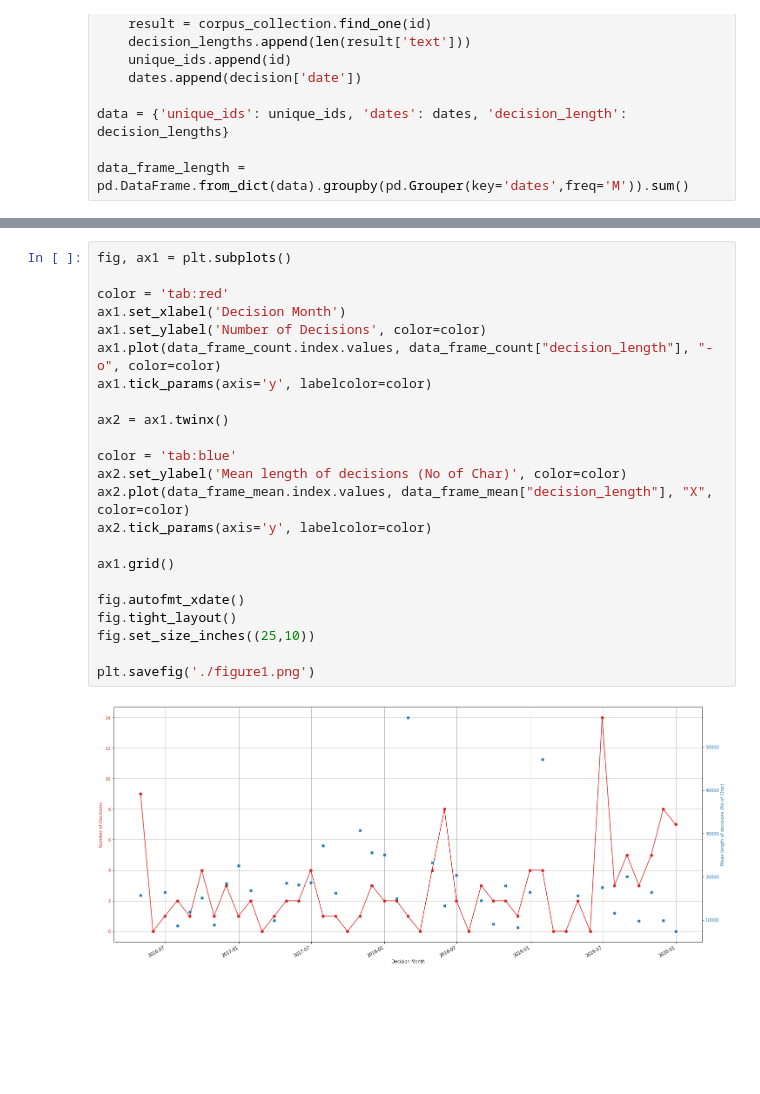
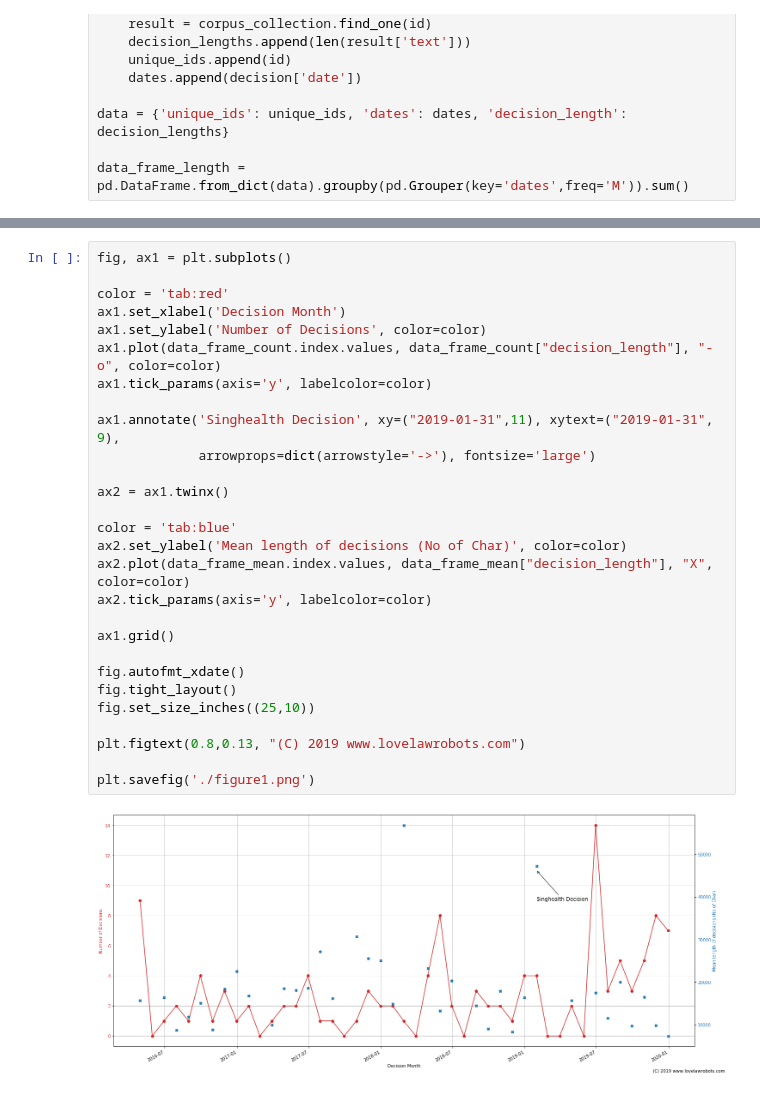
Before and after one commit to houfu/pdpc-decisions, a Jupyter notebook: notebooks/pdpc_decisions_length v2.ipynb, the cells around one changed output, grey strips where cells are left out. Saved outputs shown, nothing was run; the diff lists cells and outputs as text; blank space fills up the shorter version.

Commit message:
Fix: Improve chart.

```diff
--- a/notebooks/pdpc_decisions_length v2.ipynb
+++ b/notebooks/pdpc_decisions_length v2.ipynb
@@ -70,25 +49,30 @@ data_frame_mean.fillna(0)
 # %%
 fig, ax1 = plt.subplots()
 
 color = 'tab:red'
 ax1.set_xlabel('Decision Month')
 ax1.set_ylabel('Number of Decisions', color=color)
 ax1.plot(data_frame_count.index.values, data_frame_count["decision_length"], "-o", color=color)
 ax1.tick_params(axis='y', labelcolor=color)
+
+ax1.annotate('Singhealth Decision', xy=("2019-01-31",11), xytext=("2019-01-31", 9),
+             arrowprops=dict(arrowstyle='->'), fontsize='large')
 
 ax2 = ax1.twinx()
 
 color = 'tab:blue'
 ax2.set_ylabel('Mean length of decisions (No of Char)', color=color)
 ax2.plot(data_frame_mean.index.values, data_frame_mean["decision_length"], "X", color=color)
 ax2.tick_params(axis='y', labelcolor=color)
 
 ax1.grid()
 
 fig.autofmt_xdate()
 fig.tight_layout()
 fig.set_size_inches((25,10))
 
+plt.figtext(0.8,0.13, "(C) 2019 www.lovelawrobots.com")
+
 plt.savefig('./figure1.png')
 # %% [output]
-[figure, old version]
+[figure, new version]
```
Also changed, not shown: parts of 1 cell of this notebook.
